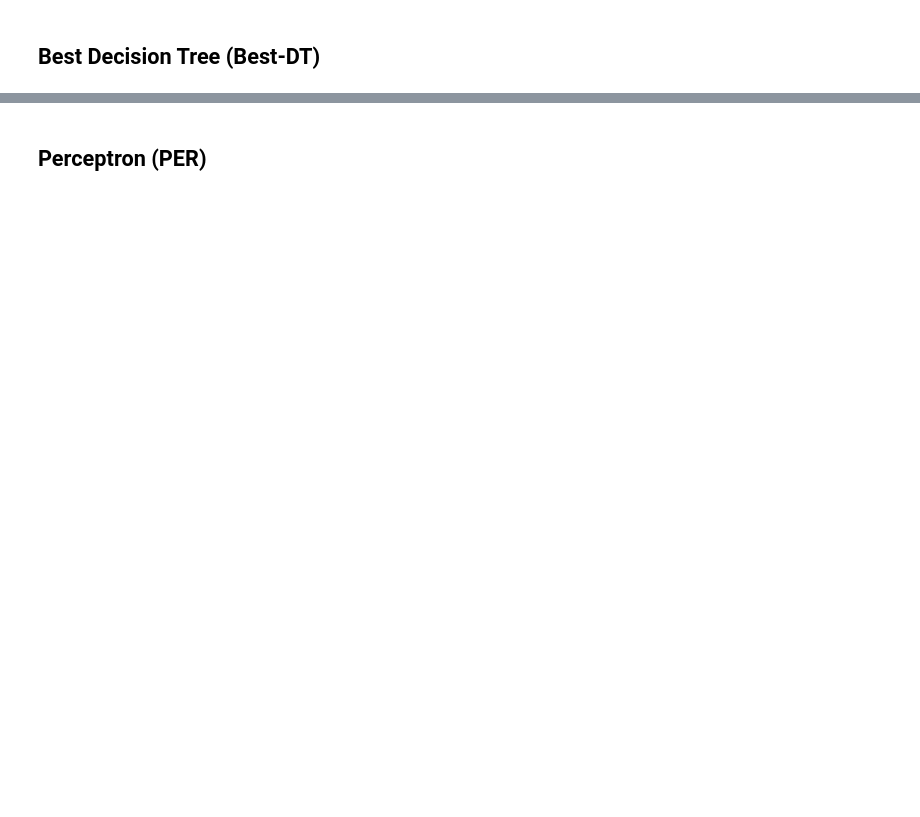
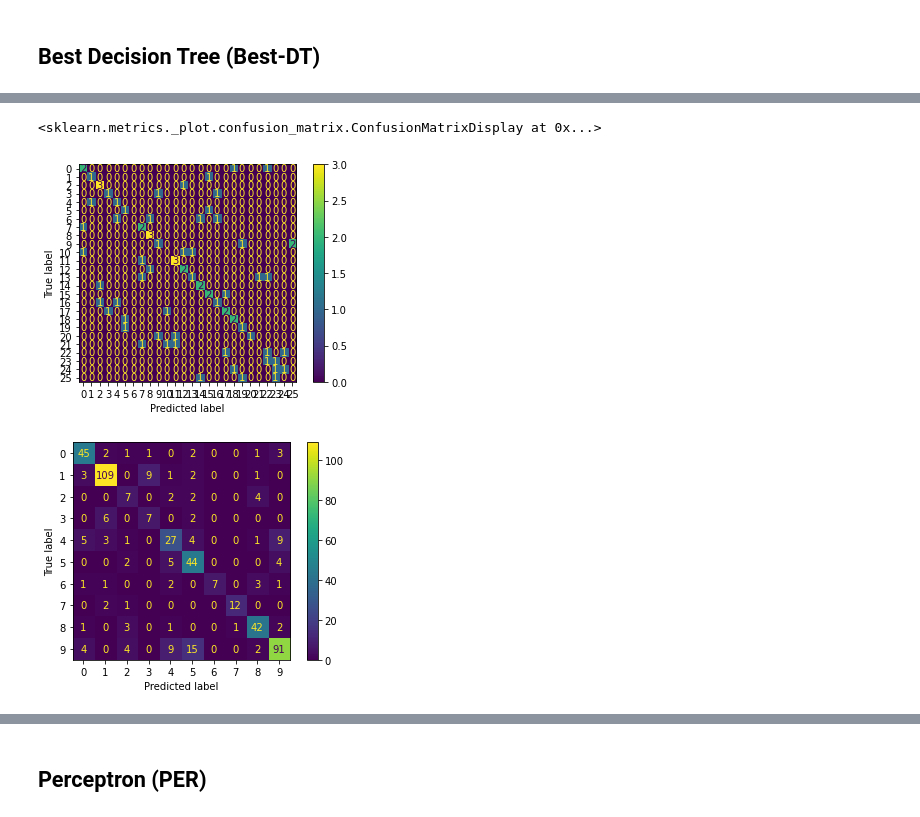
Before and after one commit to bernzclav/472-ML-Experiments, a Jupyter notebook: COMP472_A1.ipynb, the cells around one changed output, grey strips where cells are left out. Saved outputs shown, nothing was run; the diff lists cells and outputs as text; code cells hidden in the pictures; blank space fills up the shorter version.

```diff
--- a/COMP472_A1.ipynb
+++ b/COMP472_A1.ipynb
@@ -173,2 +281,78 @@ metrics.plot_confusion_matrix(modelBDT2, df2TestWithLabel.iloc[:,:-1], df2TestWi
 # %% [markdown]
 ## Best Decision Tree (Best-DT)
+# %%
+from sklearn.tree import DecisionTreeClassifier
+from sklearn.model_selection import GridSearchCV
+
+# Create the models
+bdt_1 = DecisionTreeClassifier()
+bdt_2 = DecisionTreeClassifier()
+
+# Grid search
+param_grid = {'criterion': ['gini', 'entropy'], 'max_depth': [10, None], 'min_samples_split': [2,3,4,5,6,7,8],
+              'min_impurity_decrease': [0.0, 0.1, 0.2, 0.3, 0.4, 0.5, 0.6, 0.7, 0.8, 0.9], 'class_weight': ['balanced', None]}
+gs = GridSearchCV(bdt_1, param_grid)
+gs_results = gs.fit(features_1, labels_1)
+print(gs_results)
+
+# Train the models
+bdt_1 = bdt_1.fit(features_1, labels_1)
+bdt_2 = bdt_2.fit(features_2, labels_2)
+
+# Run the test data through the models
+bdt_prediction_1 = bdt_1.predict(features_test_1)
+bdt_prediction_2 = bdt_2.predict(features_test_2)
+
+# Compute the evaluation metrics
+bdt_confusion_matrix_1 = metrics.confusion_matrix(labels_test_1, bdt_prediction_1)
+bdt_confusion_matrix_2 = metrics.confusion_matrix(labels_test_2, bdt_prediction_2)
+
+bdt_prec_1 = metrics.precision_score(labels_test_1, bdt_prediction_1, average=None, zero_division=0)
+bdt_prec_2 = metrics.precision_score(labels_test_2, bdt_prediction_2, average=None, zero_division=0)
+
+bdt_recall_1 = metrics.recall_score(labels_test_1, bdt_prediction_1, average=None)
+bdt_recall_2 = metrics.recall_score(labels_test_2, bdt_prediction_2, average=None)
+
+bdt_f1_1 = metrics.f1_score(labels_test_1, bdt_prediction_1, average=None)
+bdt_f1_2 = metrics.f1_score(labels_test_2, bdt_prediction_2, average=None)
+
+bdt_acc_1 = metrics.accuracy_score(labels_test_1, bdt_prediction_1)
+bdt_acc_2 = metrics.accuracy_score(labels_test_2, bdt_prediction_2)
+
+bdt_f1_macro_1 = metrics.f1_score(labels_test_1, bdt_prediction_1, average='macro')
+bdt_f1_macro_2 = metrics.f1_score(labels_test_2, bdt_prediction_2, average='macro')
+
+bdt_f1_weighted_1 = metrics.f1_score(labels_test_1, bdt_prediction_1, average='weighted')
+bdt_f1_weighted_2 = metrics.f1_score(labels_test_2, bdt_prediction_2, average='weighted')
+
+
+# Write predictions to the output files
+df_bdt_prediction_1 = pd.DataFrame(bdt_prediction_1)
+df_bdt_prediction_1.to_csv(bdt_out_1, header=None)
+
+df_bdt_prediction_2 = pd.DataFrame(bdt_prediction_2)
+df_bdt_prediction_2.to_csv(bdt_out_2, header=None)
+
+# Write the metrics results to the output files
+write_class(bdt_out_1, alphabet='latin')
+write_metric(bdt_out_1, 'precision', bdt_prec_1)
+write_metric(bdt_out_1, 'recall', bdt_recall_1)
+write_metric(bdt_out_1, 'f1-score', bdt_f1_1)
+write_metric(bdt_out_1, 'accuracy', bdt_acc_1, iterable=False)
+write_metric(bdt_out_1, 'f1 macro', bdt_f1_macro_1, iterable=False)
+write_metric(bdt_out_1, 'f1 weighted average', bdt_f1_weighted_1, iterable=False)
+write_confusion_matrix(bdt_out_1, bdt_confusion_matrix_1)
+
+write_class(bdt_out_2, alphabet='greek')
+write_metric(bdt_out_2, 'precision', bdt_prec_2)
+write_metric(bdt_out_2, 'recall', bdt_recall_2)
+write_metric(bdt_out_2, 'f1-score', bdt_f1_2)
+write_metric(bdt_out_2, 'accuracy', bdt_acc_2, iterable=False)
+write_metric(bdt_out_2, 'f1 macro', bdt_f1_macro_2, iterable=False)
+write_metric(bdt_out_2, 'f1 weighted average', bdt_f1_weighted_2, iterable=False)
+write_confusion_matrix(bdt_out_2, bdt_confusion_matrix_2)
+
+# Display the confusion matrices in this notebook
+metrics.plot_confusion_matrix(bdt_1, features_test_1, labels_test_1)
+metrics.plot_confusion_matrix(bdt_2, features_test_2, labels_test_2)
+# %% [output]
@@ -174,0 +366,3 @@ metrics.plot_confusion_matrix(modelBDT2, df2TestWithLabel.iloc[:,:-1], df2TestWi
+<sklearn.metrics._plot.confusion_matrix.ConfusionMatrixDisplay at 0x...>
+[figure, added]
+[figure, added]
```
Also changed, not shown: parts of 32 cells of this notebook, 21 other files.
